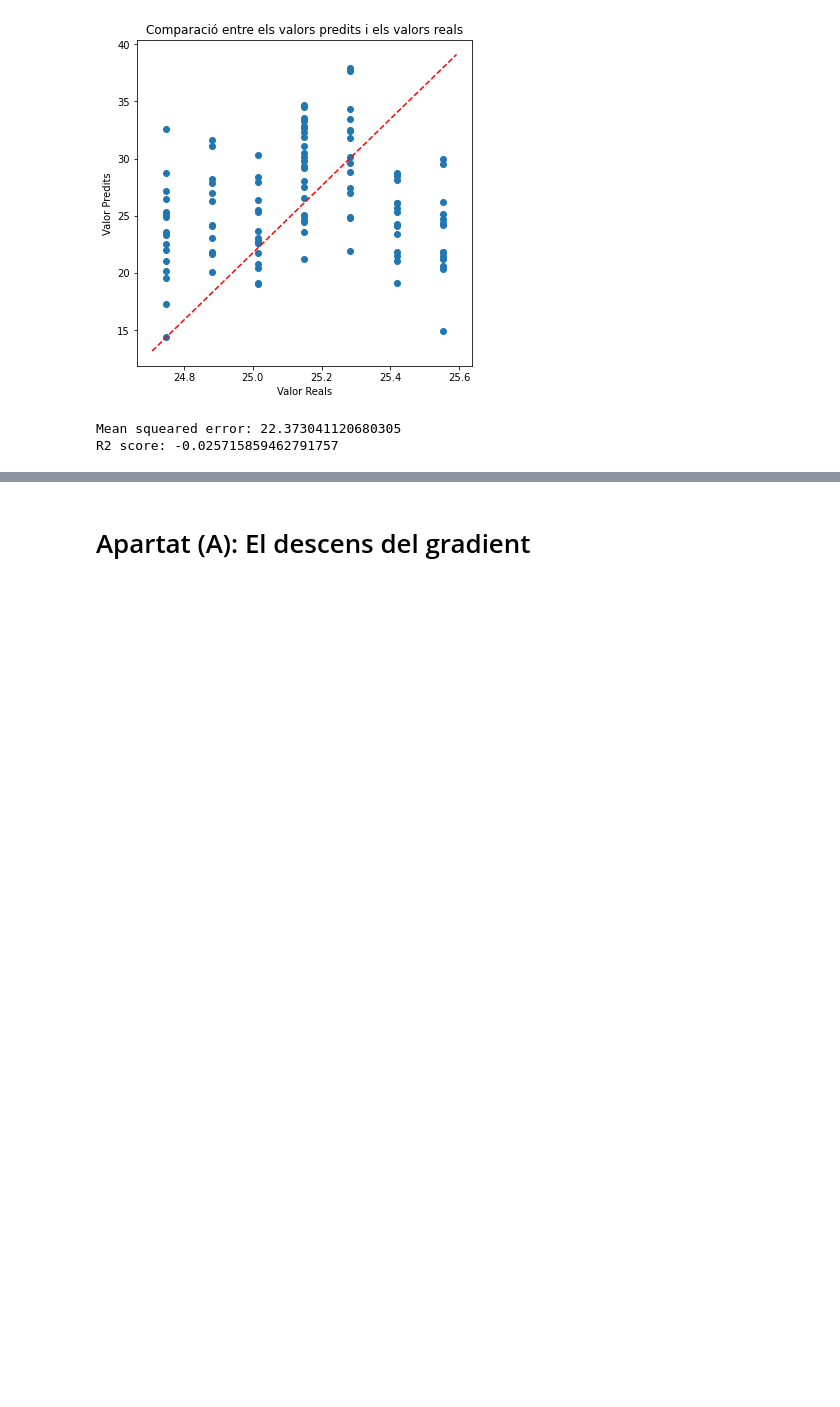
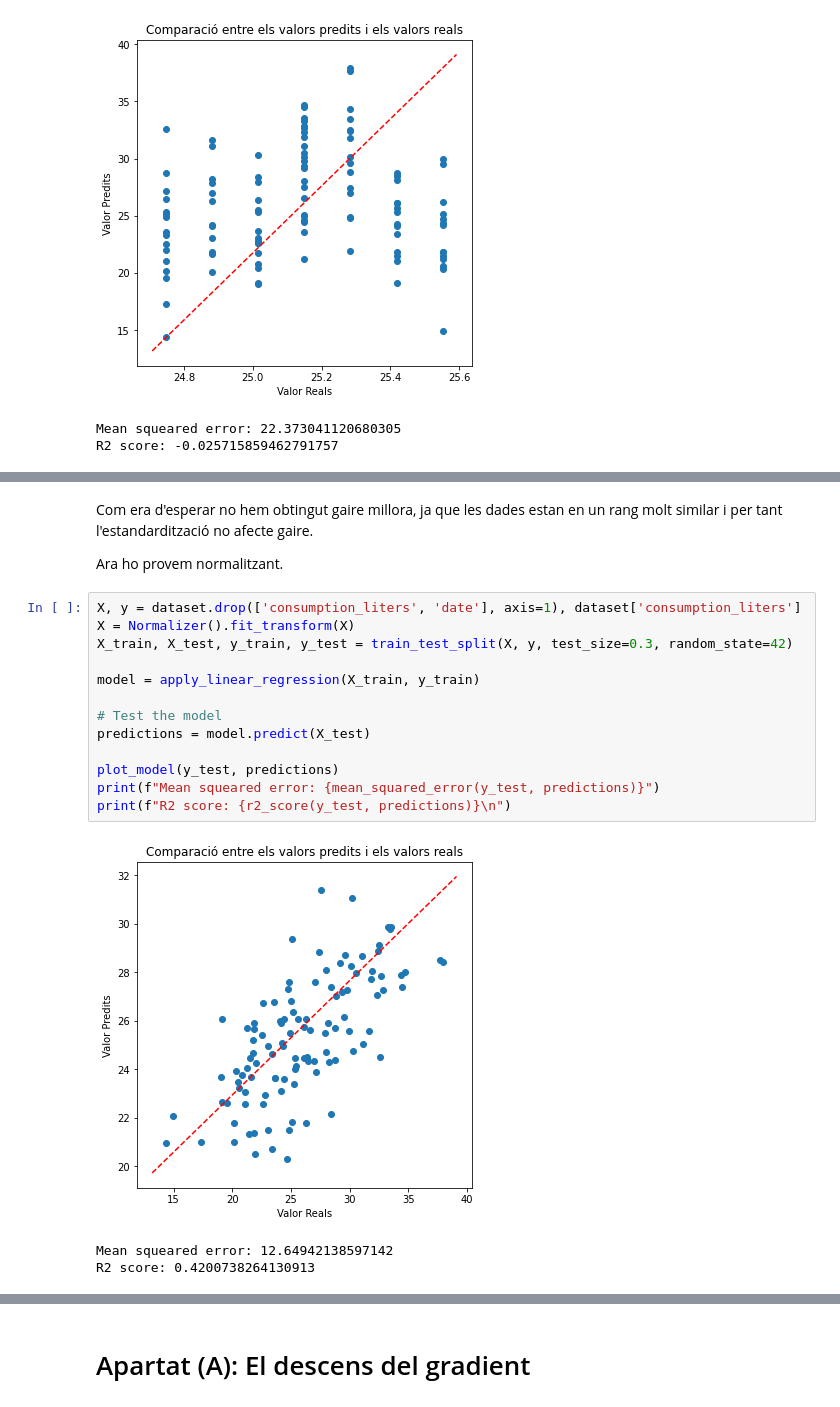
Before and after one commit to josepmdc/ApC-PLAB1, a Jupyter notebook: PLAB1.ipynb, the cells around one changed output, grey strips where cells are left out. Saved outputs shown, nothing was run; the diff lists cells and outputs as text; blank space fills up the shorter version.

```diff
--- a/PLAB1.ipynb
+++ b/PLAB1.ipynb
@@ -282,0 +299,21 @@ dataset
+# %% [markdown]
+Com era d'esperar no hem obtingut gaire millora, ja que les dades estan en un rang molt similar i per tant l'estandardització no afecte gaire.
+
+Ara ho provem normalitzant.
+# %%
+X, y = dataset.drop(['consumption_liters', 'date'], axis=1), dataset['consumption_liters']
+X = Normalizer().fit_transform(X)
+X_train, X_test, y_train, y_test = train_test_split(X, y, test_size=0.3, random_state=42)
+
+model = apply_linear_regression(X_train, y_train)
+
+# Test the model
+predictions = model.predict(X_test)
+
+plot_model(y_test, predictions)
+print(f"Mean squeared error: {mean_squared_error(y_test, predictions)}")
+print(f"R2 score: {r2_score(y_test, predictions)}\n")
+# %% [output]
+[figure, added]
+Mean squeared error: 12.64942138597142
+R2 score: 0.4200738264130913
```
Also changed, not shown: parts of 19 cells of this notebook.
